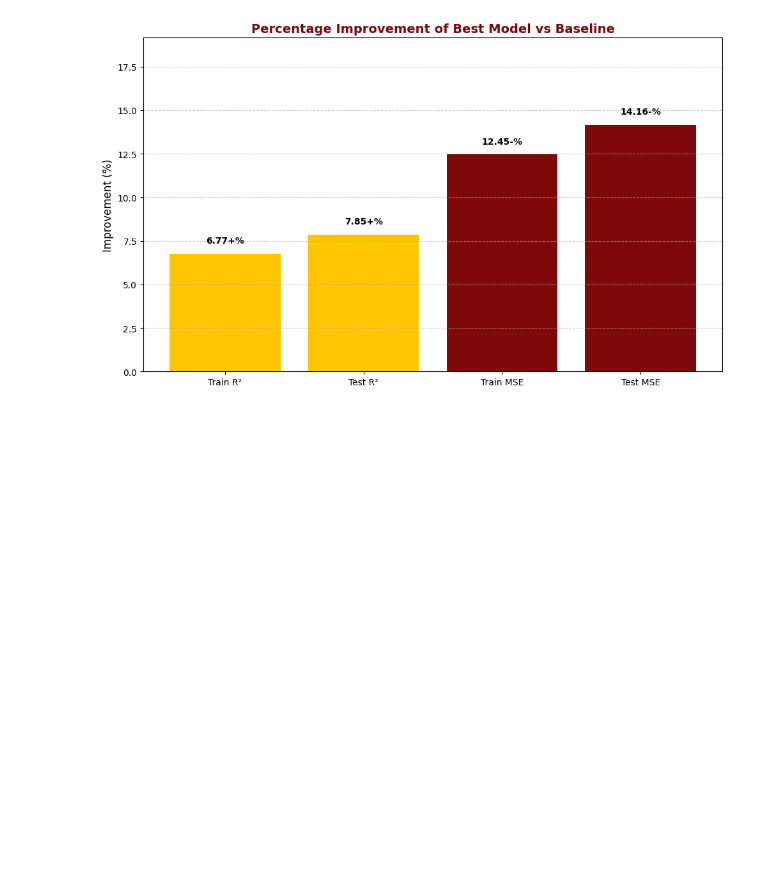
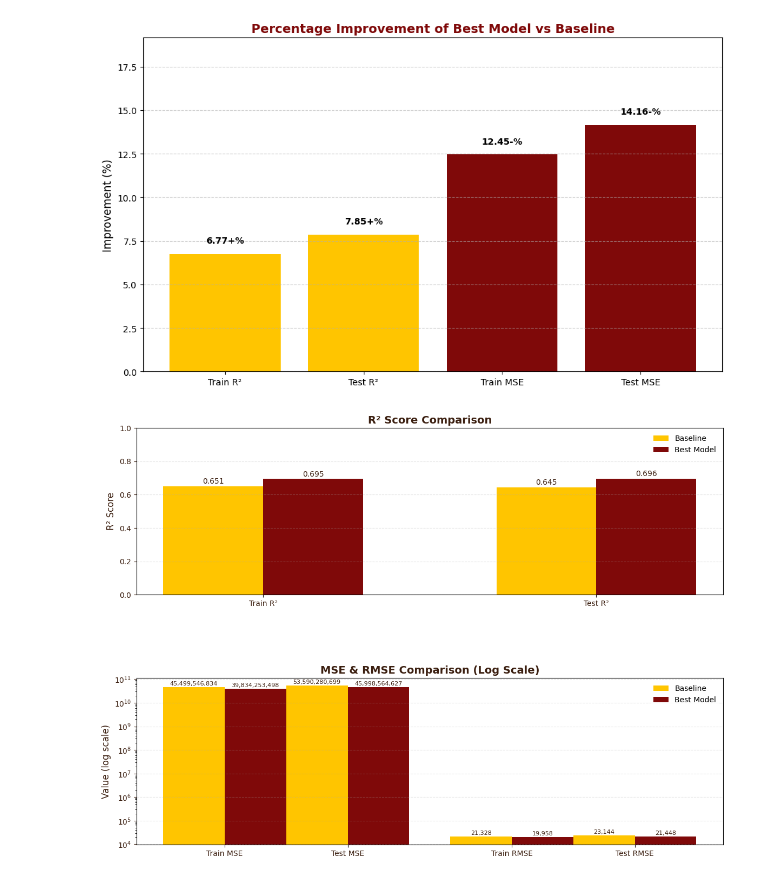
Before and after one commit to martaverfer/mini-project-ironkaggle, a Jupyter notebook: ridge_reg.ipynb, the cells around one changed output. Drawn from its saved outputs; the diff is of its cells as text; code cells hidden in the pictures; blank space fills up the shorter version.

Commit message:
added visuals for rpesentation

```diff
--- a/ridge_reg.ipynb
+++ b/ridge_reg.ipynb
@@ -588,3 +590,76 @@ plt.savefig("model_improvement_gryffindor.png", dpi=300, transparent=True)
 plt.show()
 # %% [output]
 [figure]
+# %%
+# Gryffindor Colors
+gryffindor_red = "#7F0909"
+gryffindor_gold = "#FFC500"
+dark_brown = "#3B1F10"
+
+# Data
+r2_metrics = ['Train R²', 'Test R²']
+r2_baseline = [0.651, 0.645]
+r2_best = [0.6951, 0.6957]
+
+err_metrics = ['Train MSE', 'Test MSE', 'Train RMSE', 'Test RMSE']
+err_baseline = [45499546834.00, 53590280698.54, 21327.79, 23144.46]
+err_best = [39834253497.64, 45998564627.11, 19958.29, 21448.40]
+
+# Create wider figure for more space
+fig, axs = plt.subplots(2, 1, figsize=(14, 10), gridspec_kw={'hspace': 0.5})
+
+# ===================== R² Plot =====================
+x_r2 = np.arange(len(r2_metrics)) * 2  # Add space between R² bars
+width_r2 = 0.6
+
+axs[0].bar(x_r2 - width_r2/2, r2_baseline, width_r2, label='Baseline', color=gryffindor_gold)
+axs[0].bar(x_r2 + width_r2/2, r2_best, width_r2, label='Best Model', color=gryffindor_red)
+
+# R² annotations
+for i in range(len(r2_metrics)):
+    axs[0].text(x_r2[i] - width_r2/2, r2_baseline[i] + 0.015, f'{r2_baseline[i]:.3f}',
+                ha='center', color=dark_brown)
+    axs[0].text(x_r2[i] + width_r2/2, r2_best[i] + 0.015, f'{r2_best[i]:.3f}',
+                ha='center', color=dark_brown)
+
+axs[0].set_title('R² Score Comparison', fontsize=14, color=dark_brown, weight='bold')
+axs[0].set_ylabel('R² Score', fontsize=12, color=dark_brown)
+axs[0].set_ylim(0, 1.0)
+axs[0].set_xticks(x_r2)
+axs[0].set_xticklabels(r2_metrics, color=dark_brown)
+axs[0].tick_params(axis='y', colors=dark_brown)
+axs[0].legend(facecolor='white', edgecolor='none')
+axs[0].grid(axis='y', linestyle='--', alpha=0.3)
+
+# ========== MSE & RMSE Plot (with group and pair spacing) ==========
+# Custom spacing between all bars (manually assigned x-positions)
+err_metrics = ['Train MSE', 'Test MSE', 'Train RMSE', 'Test RMSE']
+x_err = np.array([0, 1.8, 4.2, 6])  # Custom spaced positions
+width_err = 0.9
+
+axs[1].bar(x_err - width_err/2, err_baseline, width_err, label='Baseline', color=gryffindor_gold)
+axs[1].bar(x_err + width_err/2, err_best, width_err, label='Best Model', color=gryffindor_red)
+
+# Annotate bars (horizontal values)
+for i in range(len(err_metrics)):
+    axs[1].text(x_err[i] - width_err/2, err_baseline[i] * 1.07, f'{err_baseline[i]:,.0f}',
+                ha='center', va='bottom', fontsize=8, color=dark_brown)
+    axs[1].text(x_err[i] + width_err/2, err_best[i] * 1.07, f'{err_best[i]:,.0f}',
+                ha='center', va='bottom', fontsize=8, color=dark_brown)
+
+# Plot setup
+axs[1].set_title('MSE & RMSE Comparison (Log Scale)', fontsize=14, color=dark_brown, weight='bold')
+axs[1].set_ylabel('Value (log scale)', fontsize=12, color=dark_brown)
+axs[1].set_xticks(x_err)
+axs[1].set_xticklabels(err_metrics, color=dark_brown, fontsize=10)
+axs[1].set_yscale('log')
+axs[1].tick_params(axis='y', colors=dark_brown)
+axs[1].legend(facecolor='white', edgecolor='none')
+axs[1].grid(axis='y', linestyle='--', alpha=0.3)
+
+# Final layout
+plt.tight_layout()
+plt.savefig("model_performance_split_wide.png", dpi=300, transparent=True)
+plt.show()
+# %% [output]
+[figure, added]
```
Also changed, not shown: parts of 1 cell of this notebook, 1 other file.
